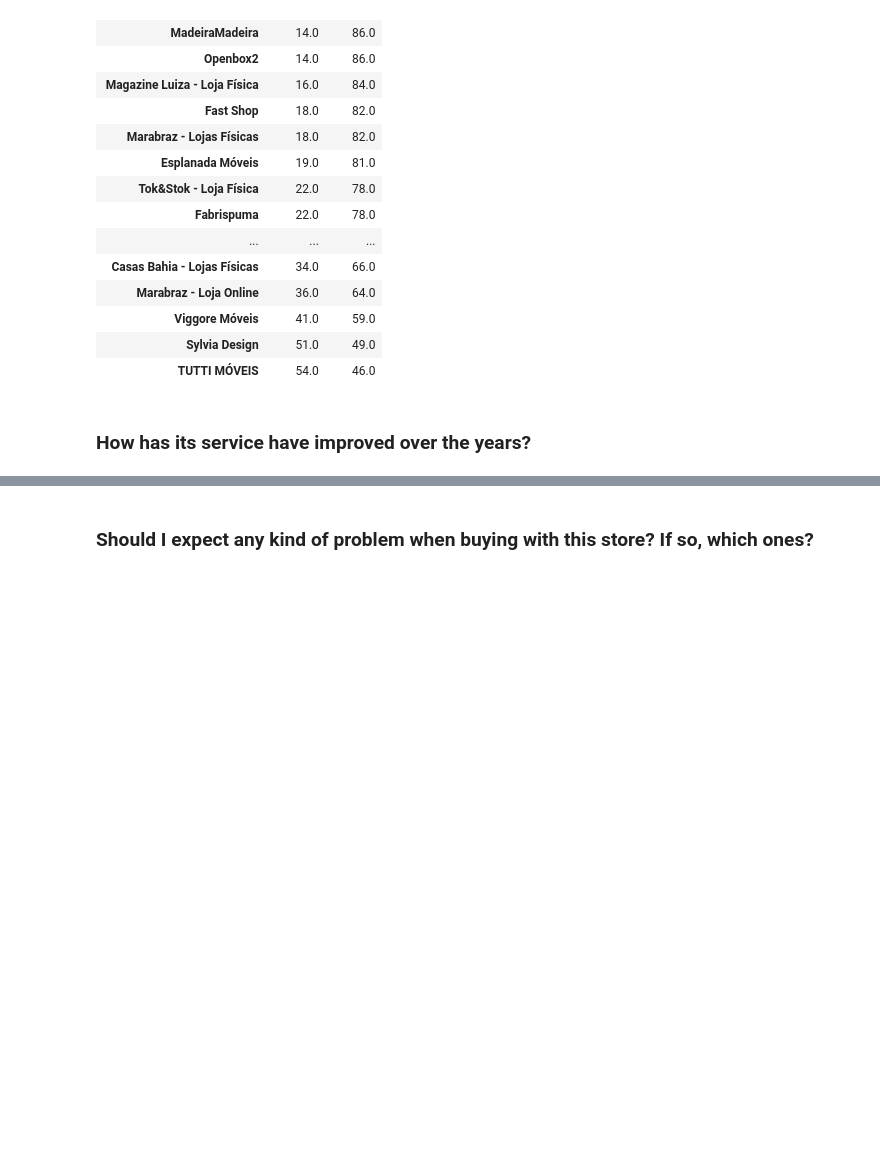
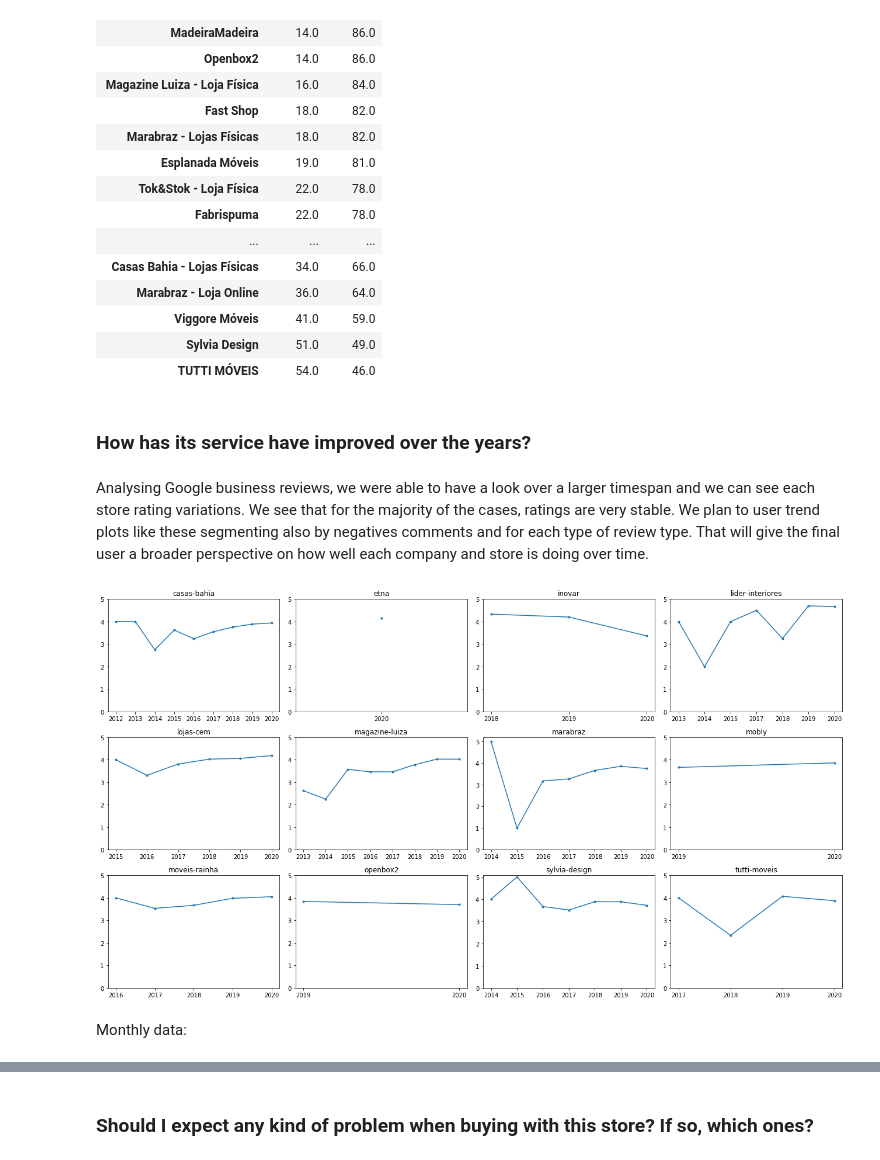
Before and after one commit to SPTime19/notebooks, a Jupyter notebook: EDA/FinalEDA - Team 19.ipynb, the cells around one changed output, grey strips where cells are left out. Cells and saved outputs as stored; diff of their text form; code cells hidden in the pictures; blank space fills up the shorter version.

```diff
--- a/EDA/FinalEDA - Team 19.ipynb
+++ b/EDA/FinalEDA - Team 19.ipynb
@@ -91,3 +91,6 @@ pd.crosstab(df['business_name'], df['service_grade_locus'], margins=True, normal
 # TODO: We need to tag our google business dataset to gather more insights over other the positive aspects
 # %% [markdown]
 ### How has its service have improved over the years?
+# %% [markdown]
+Analysing Google business reviews, we were able to have a look over a larger timespan and we can see each store rating variations.
+We see that for the majority of the cases, ratings are very stable. We plan to user trend plots like these segmenting also by negatives comments and for each type of review type. That will give the final user a broader perspective on how well each company and store is doing over time.
@@ -93,0 +100,17 @@ pd.crosstab(df['business_name'], df['service_grade_locus'], margins=True, normal
+# %%
+j=1
+fig = plt.figure(figsize=(18,10))
+for i in dff[~dff['store'].isna()]['store'].unique():
+    ax1 = plt.subplot(3,4,j)
+    graph = dff[dff['store']==i].copy()
+    graph = graph.groupby('year').mean().reset_index()
+    graph['year'] = pd.to_datetime(graph['year'], format="%Y")
+    plt.plot(graph['year'].dt.strftime('%Y'), graph['rating'],marker='.')
+    plt.title(i)
+    ax1.set_yticks([0.0,1.0,2.0,3.0,4.0,5.0])
+    j=j+1
+plt.tight_layout()
+# %% [output]
+[figure, added]
+# %% [markdown]
+Monthly data:
```
Also changed, not shown: parts of 3 cells of this notebook.
